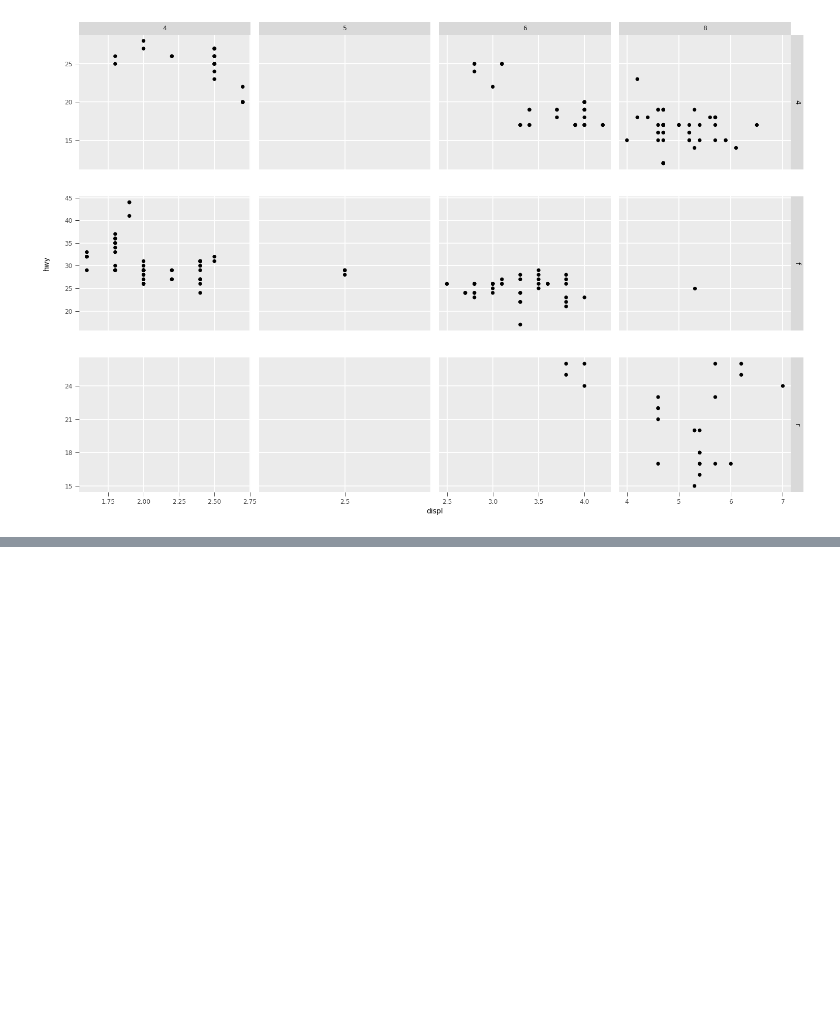
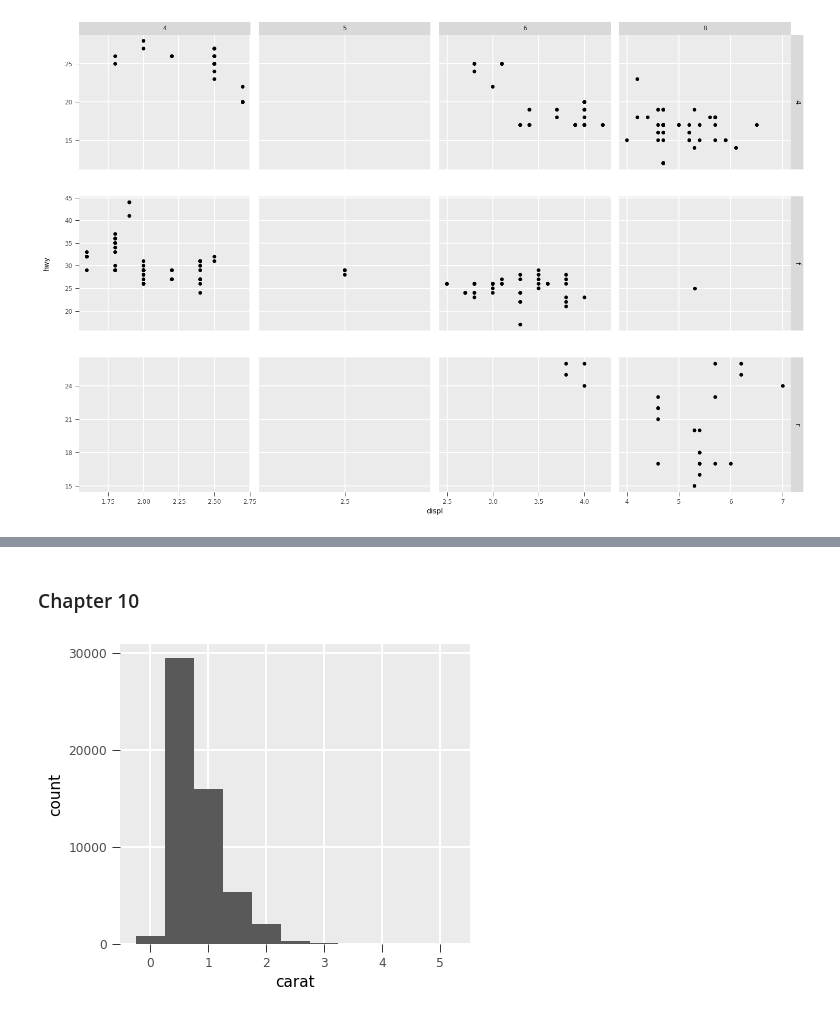
Before and after one commit to huangziwei/hea, a Jupyter notebook: example/books/dataframe.ipynb, the cells around one changed output, grey strips where cells are left out. Cells and saved outputs as stored; diff of their text form; code cells hidden in the pictures; blank space fills up the shorter version.

```diff
--- a/example/books/dataframe.ipynb
+++ b/example/books/dataframe.ipynb
@@ -1226,0 +1194,6 @@ mpg.ggplot(x="displ", y="hwy").geom_point(position="jitter")
+# %% [markdown]
+### Chapter 10
+# %%
+diamonds.ggplot(x="carat").geom_histogram(binwidth=0.5)
+# %% [output]
+[figure, added]
```
Also changed, not shown: parts of 25 cells of this notebook, 7 other files.
